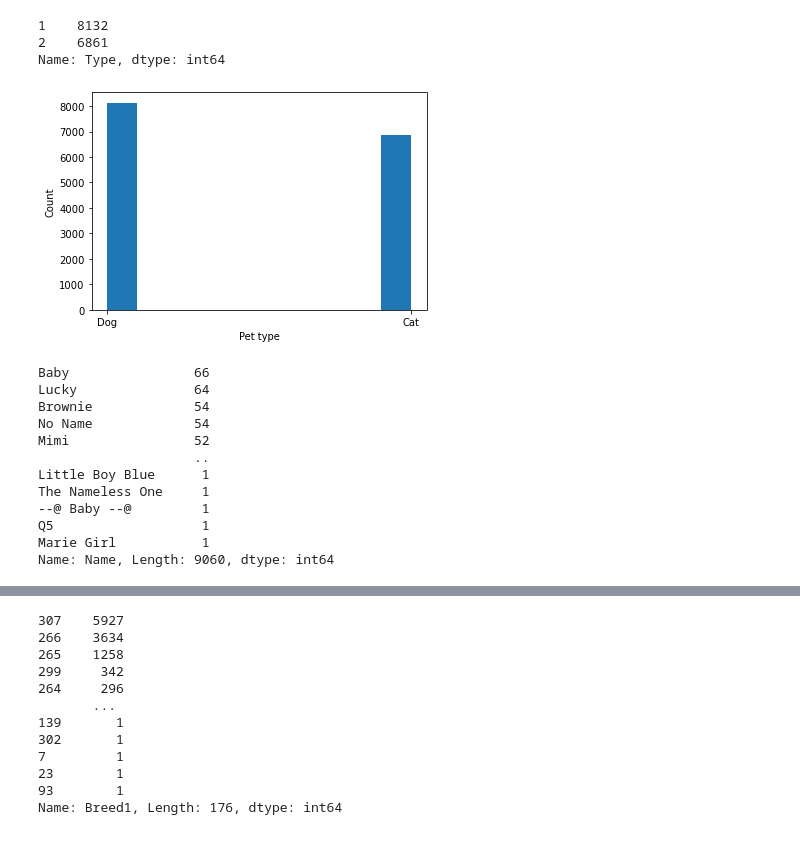
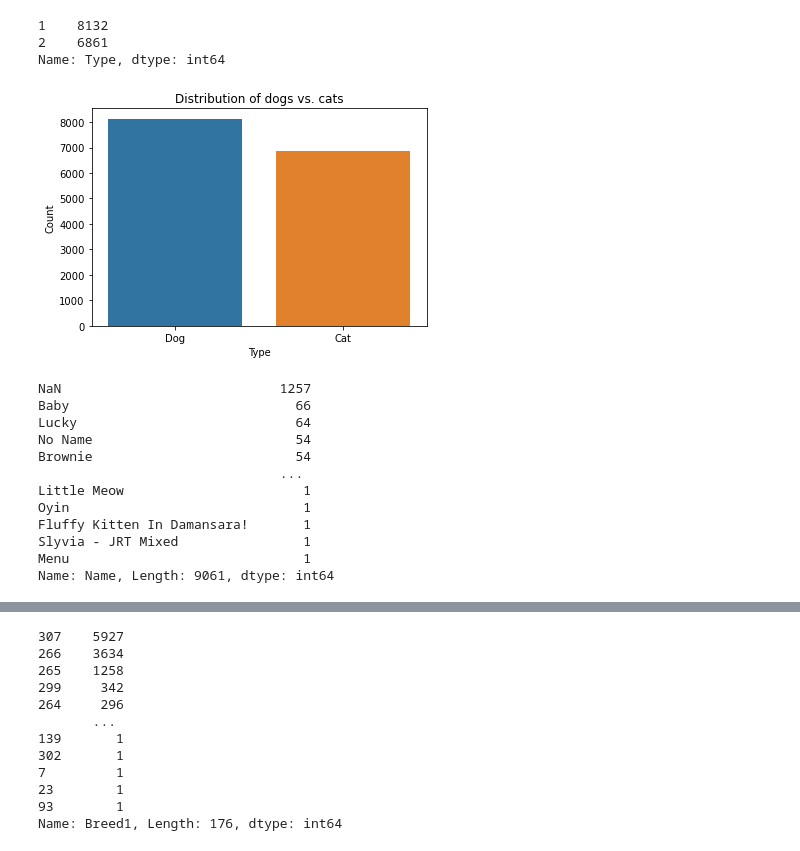
Before and after one commit to simonatso/pet-adoption, a Jupyter notebook: Data Wrangling.ipynb, the cells around one changed output, grey strips where cells are left out. Cells and saved outputs as stored; diff of their text form; code cells hidden in the pictures.

```diff
--- a/Data Wrangling.ipynb
+++ b/Data Wrangling.ipynb
@@ -56,26 +56,28 @@ data['Type'].value_counts()
 1    8132
 2    6861
 Name: Type, dtype: int64
-# %%
-plt.hist(data.Type)
-plt.xticks([1,2], ['Dog', 'Cat'])
-plt.xlabel('Pet type')
-plt.ylabel('Count')
-plt.show()
-# %% [output]
-[figure, removed]
+# %%
+typeData = data.groupby(['Type']).count().reset_index()
+typeData
+ax = sns.barplot(x = 'Type', y = 'PetID', data=typeData)
+plt.xticks(np.arange(0,2), ["Dog", "Cat"])
+plt.ylabel('Count')
+plt.title('Distribution of dogs vs. cats')
+plt.show()
+# %% [output]
+[figure, added]
 # %%
-data.Name.value_counts()
+data.Name.value_counts(dropna = False)
 # %% [output]
-Baby                66
-Lucky               64
-Brownie             54
-No Name             54
-Mimi                52
-                    ..
-Little Boy Blue      1
-The Nameless One     1
---@ Baby --@         1
-Q5                   1
-Marie Girl           1
-Name: Name, Length: 9060, dtype: int64
+NaN                            1257
+Baby                             66
+Lucky                            64
+No Name                          54
+Brownie                          54
+                               ...
+Little Meow                       1
+Oyin                              1
+Fluffy Kitten In Damansara!       1
+Slyvia - JRT Mixed                1
+Menu                              1
+Name: Name, Length: 9061, dtype: int64
```
Also changed, not shown: parts of 32 cells of this notebook.
